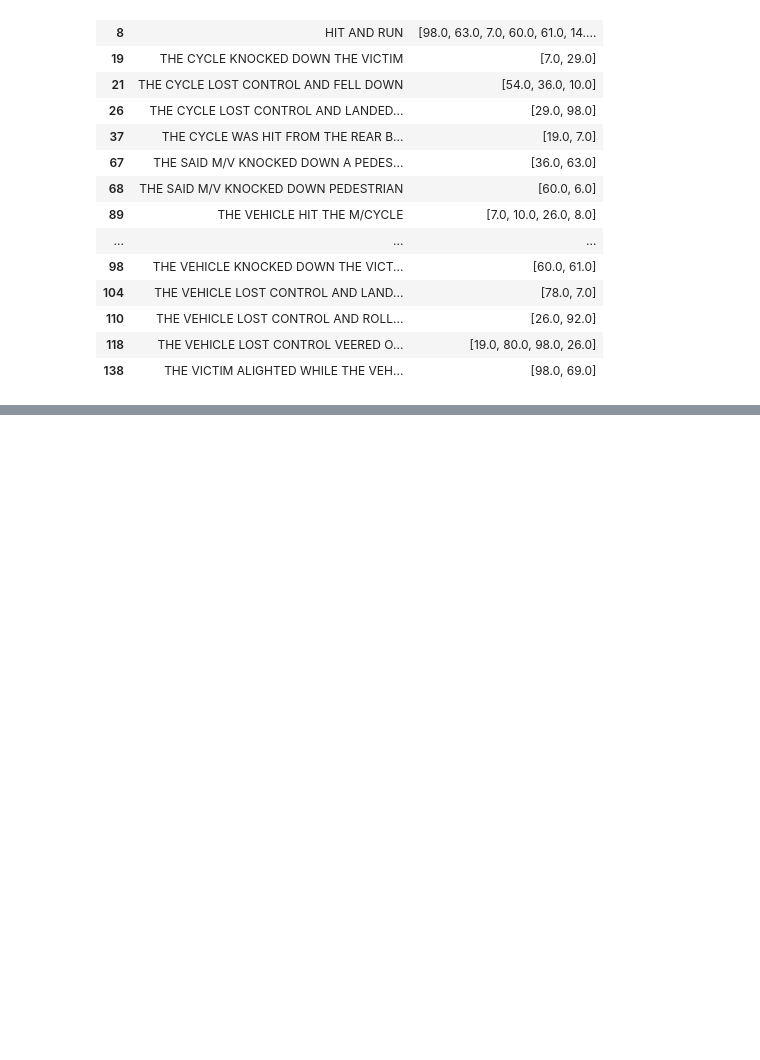
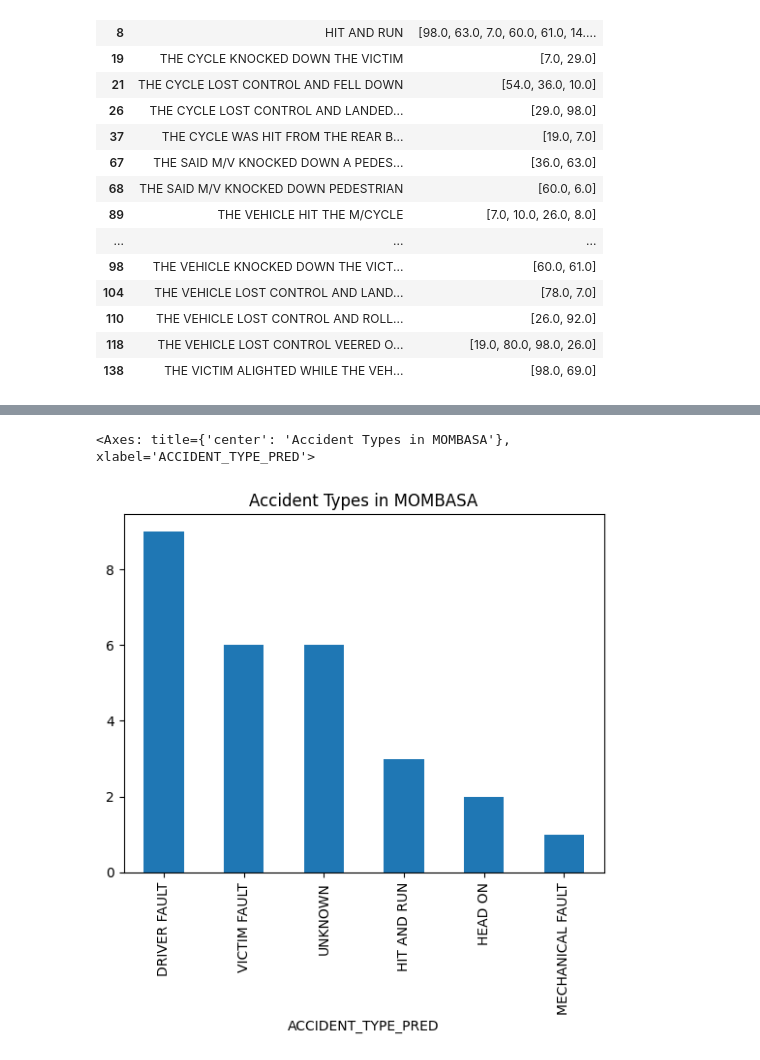
Before and after one commit to nkonyancha/accident_analysis, a Jupyter notebook: analysis.ipynb, the cells around one changed output, grey strips where cells are left out. Saved outputs shown, nothing was run; the diff lists cells and outputs as text; code cells hidden in the pictures; blank space fills up the shorter version.

```diff
--- a/analysis.ipynb
+++ b/analysis.ipynb
@@ -651,0 +1107,9 @@ Cluster 14
+# %%
+def accident_type_by_area(county_name):
+    df = final_df[final_df['COUNTY'] == county_name]
+    x=df['ACCIDENT_TYPE_PRED'].value_counts()
+    return x.plot(kind='bar', title=f'Accident Types in {county_name}')
+accident_type_by_area('MOMBASA')
+# %% [output]
+<Axes: title={'center': 'Accident Types in MOMBASA'}, xlabel='ACCIDENT_TYPE_PRED'>
+[figure, added]
```
Also changed, not shown: parts of 47 cells of this notebook.
